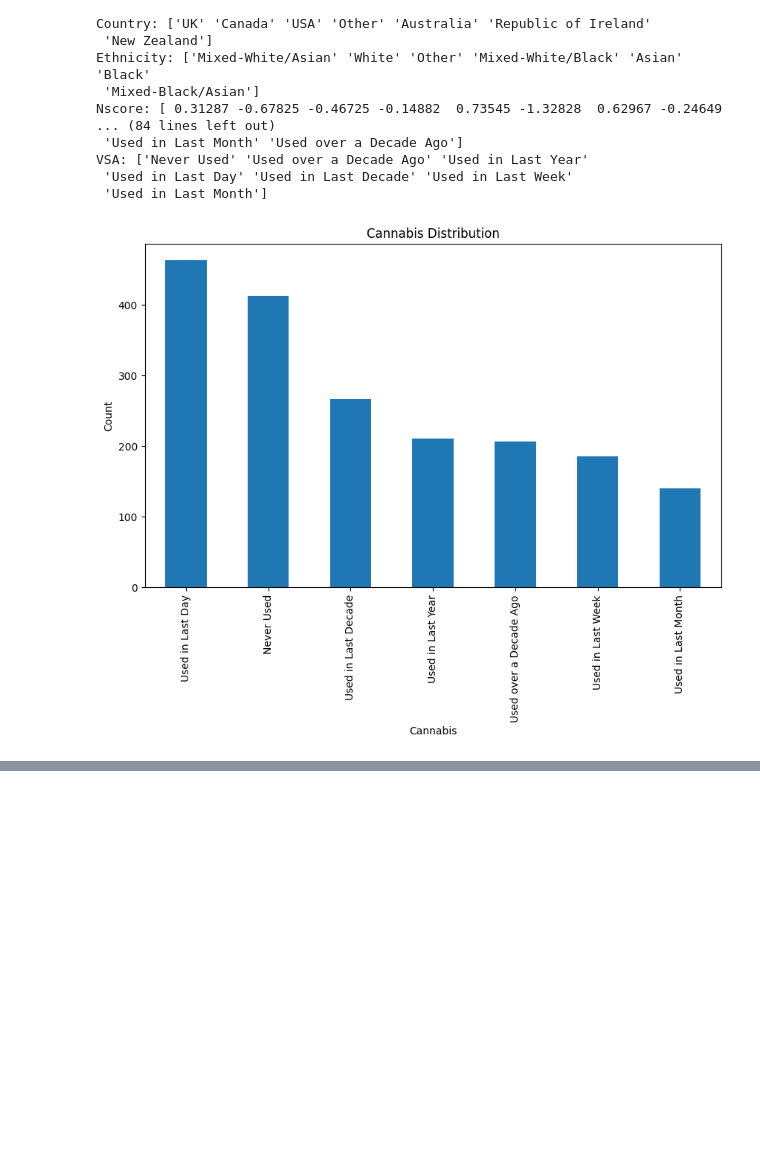
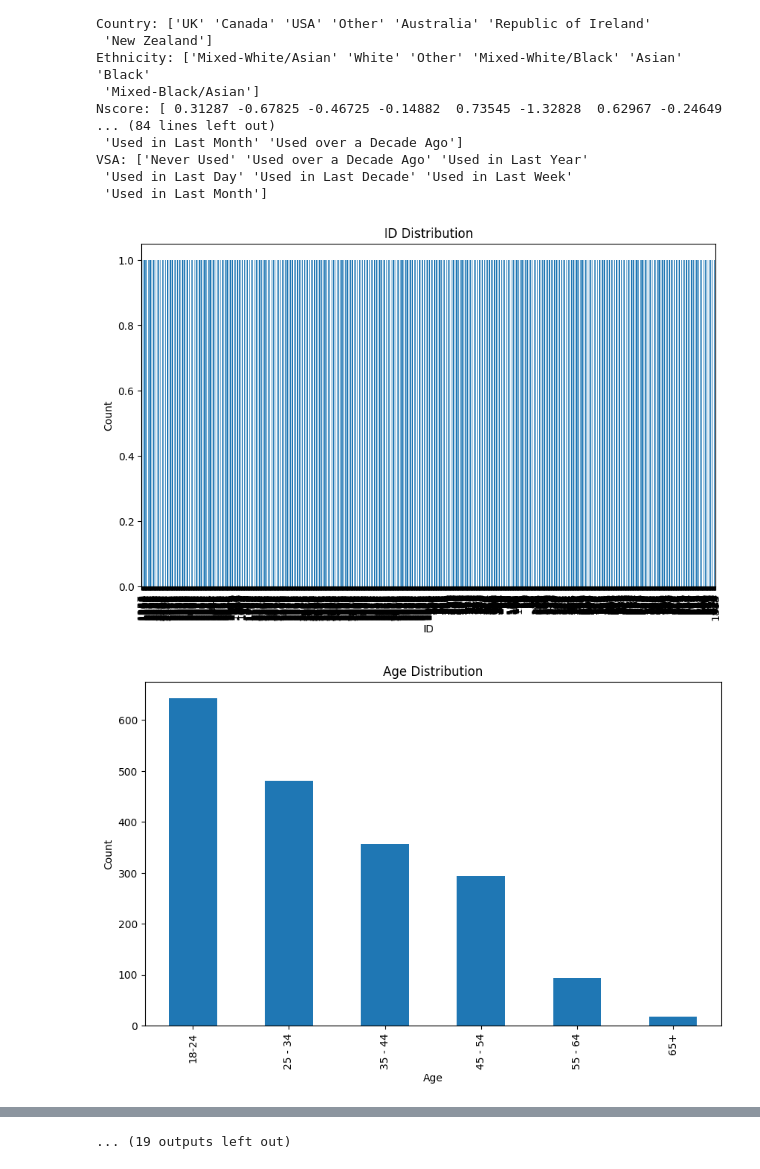
Before and after one commit to vasco-oliv/IA_P2, a Jupyter notebook: notebook.ipynb, the cells around one changed output, grey strips where cells are left out. Saved outputs shown, nothing was run; the diff lists cells and outputs as text; code cells hidden in the pictures; blank space fills up the shorter version.

```diff
--- a/notebook.ipynb
+++ b/notebook.ipynb
@@ -148,12 +149,13 @@ VSA: ['Never Used' 'Used over a Decade Ago' 'Used in Last Year'
 # %%
 # draw bar plots that count the number of rows for each unique value in each column
 for col in dataset.columns:
-    if col in ['Cannabis']:
+    if col not in ['Cannabis']:
         plt.figure(figsize=(10, 6))
         dataset[col].value_counts().plot(kind='bar')
         plt.title(f'{col} Distribution')
         plt.xlabel(col)
         plt.ylabel('Count')
         plt.show()
 # %% [output]
-[figure, old version]
+[figure, new version]
+[figure, added]
@@ -160 +172,2 @@ for col in dataset.columns:
+... (19 outputs left out)
 # %%
```
Also changed, not shown: parts of 7 cells of this notebook.
